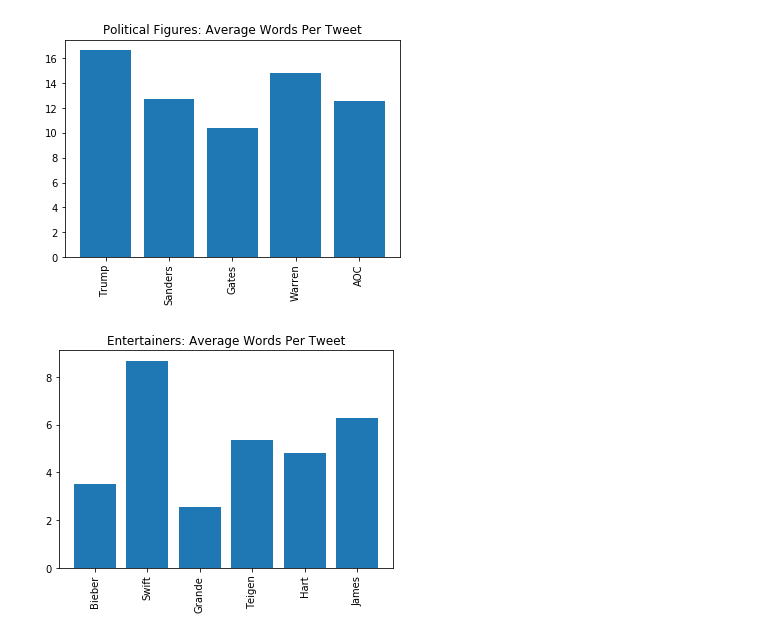
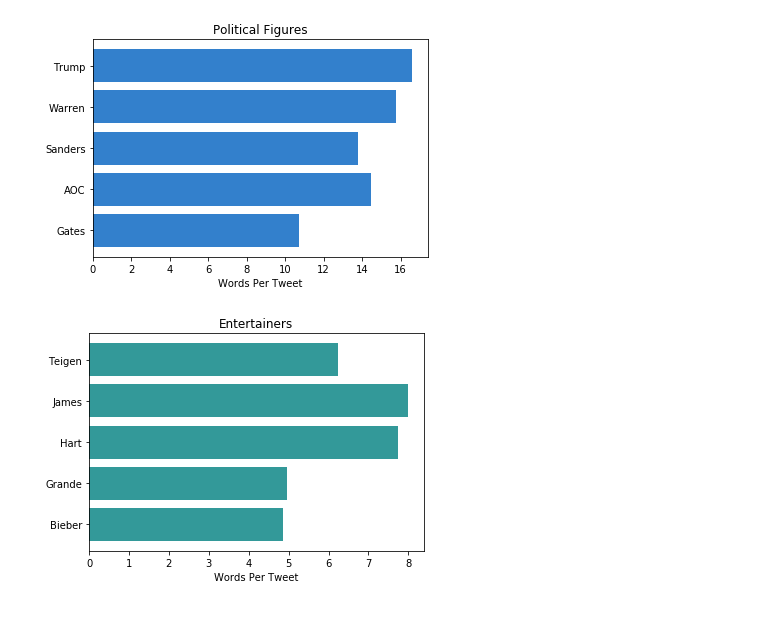
Before and after one commit to nnevinch/Tweet_Generation_NN, a Jupyter notebook: TextAnalysis.ipynb, the cells around one changed output. Saved outputs shown, nothing was run; the diff lists cells and outputs as text; code cells hidden in the pictures.

```diff
--- a/TextAnalysis.ipynb
+++ b/TextAnalysis.ipynb
@@ -103,8 +101,14 @@ def word_frequency(name, filetype):
     return avg_words_per_tweet
 # %%
 # Visualize word frequency for actual tweets
-people = ['Trump','Sanders', 'Gates','Warren', 'AOC','Bieber', 'Swift', 'Grande', 'Teigen', 'Hart', 'James']
-totals = []
-for person in people:
-    totals.append(word_frequency(person,'csv'))
+political = ['Trump','Sanders','Warren','AOC','Gates']
+entertainers = ['Bieber','Grande','Hart','James','Teigen']
+pol_wpt = []
+ent_wpt = []
+col1 = (0.2,0.5,0.8,1.0) # political figures
+col2 = (0.2,0.6,0.6,1.0) # entertainers
+for person in political:
+    pol_wpt.append(word_frequency(person,'csv',col1))
+for person in entertainers:
+    ent_wpt.append(word_frequency(person,'csv',col2))
 # %% [output]
@@ -124,18 +128,21 @@ for person in people:
 # %%
 # Bar graph of average words per tweet for political figures
-plot.bar(people[0:5], totals[0:5])
-plot.title('Political Figures: Average Words Per Tweet')
-plot.xticks(rotation=90)
+plot.barh(political, pol_wpt, color=col1)
+plot.title('Political Figures',fontsize=12)
+plot.xlabel('Words Per Tweet')
+plot.gca().invert_yaxis()
+# plot.savefig('pol_wpt.png')
 plot.show()
 
 # Bar graph of average words per tweet for entertainers
-plot.bar(people[5:11], totals[5:11])
-plot.title('Entertainers: Average Words Per Tweet')
-plot.xticks(rotation=90)
+plot.barh(entertainers, ent_wpt, color=col2)
+plot.title('Entertainers',fontsize=12)
+plot.xlabel('Words Per Tweet')
+# plot.savefig('ent_wpt.png')
 plot.show()
 # %% [output]
-[figure, old version]
+[figure, new version]
-[figure, old version]
+[figure, new version]
 # %%
 import nltk
 nltk.download('vader_lexicon')
```
Also changed, not shown: parts of 13 cells of this notebook, 4 other files.
